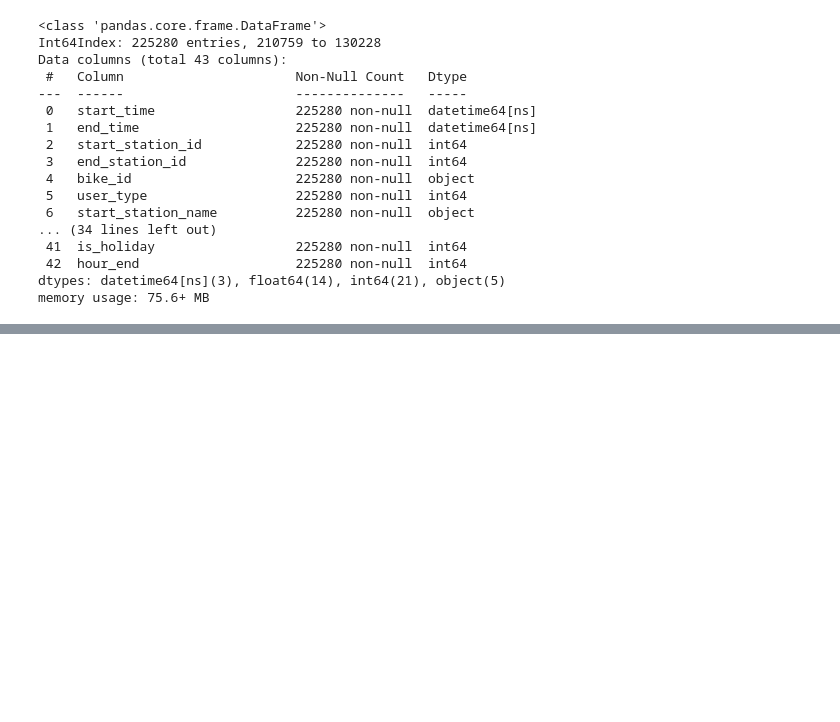
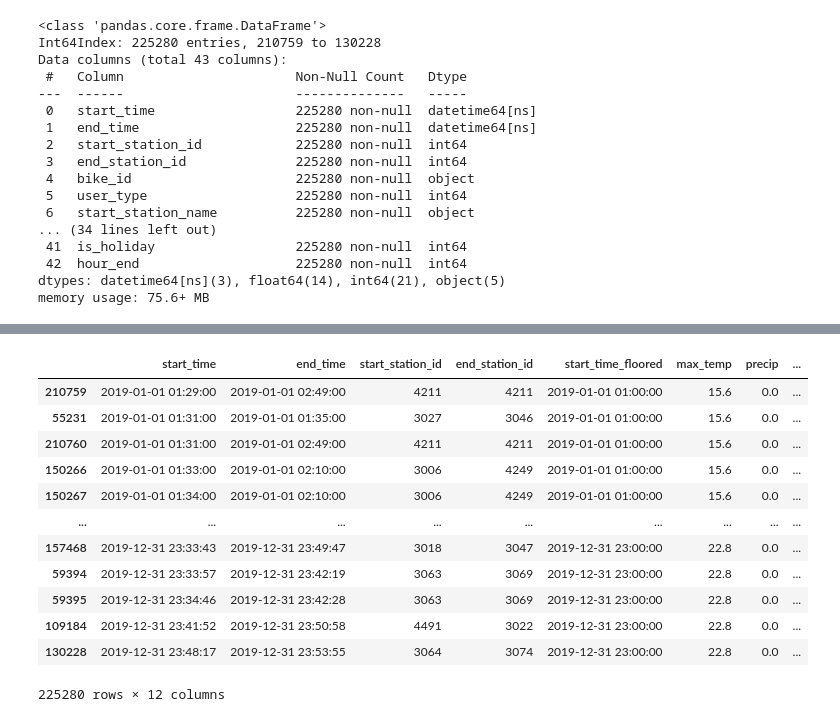
Before and after one commit to katekuian/aa_2021_magma, a Jupyter notebook: 03_cluster_analysis/00_feature_preparation.ipynb, the cells around one changed output, grey strips where cells are left out. Drawn from its saved outputs; the diff is of its cells as text; code cells hidden in the pictures; blank space fills up the shorter version.

```diff
--- a/03_cluster_analysis/00_feature_preparation.ipynb
+++ b/03_cluster_analysis/00_feature_preparation.ipynb
@@ -123,0 +177,16 @@ memory usage: 39.5 MB
+# %%
+trips_demand_df
+# %% [output]
+|  | start_time | end_time | start_station_id | end_station_id | start_time_floored | max_temp | precip | ... |
+| 210759 | 2019-01-01 01:29:00 | 2019-01-01 02:49:00 | 4211 | 4211 | 2019-01-01 01:00:00 | 15.6 | 0.0 | ... |
+| 55231 | 2019-01-01 01:31:00 | 2019-01-01 01:35:00 | 3027 | 3046 | 2019-01-01 01:00:00 | 15.6 | 0.0 | ... |
+| 210760 | 2019-01-01 01:31:00 | 2019-01-01 02:49:00 | 4211 | 4211 | 2019-01-01 01:00:00 | 15.6 | 0.0 | ... |
+| 150266 | 2019-01-01 01:33:00 | 2019-01-01 02:10:00 | 3006 | 4249 | 2019-01-01 01:00:00 | 15.6 | 0.0 | ... |
+| 150267 | 2019-01-01 01:34:00 | 2019-01-01 02:10:00 | 3006 | 4249 | 2019-01-01 01:00:00 | 15.6 | 0.0 | ... |
+| ... | ... | ... | ... | ... | ... | ... | ... | ... |
+| 157468 | 2019-12-31 23:33:43 | 2019-12-31 23:49:47 | 3018 | 3047 | 2019-12-31 23:00:00 | 22.8 | 0.0 | ... |
+| 59394 | 2019-12-31 23:33:57 | 2019-12-31 23:42:19 | 3063 | 3069 | 2019-12-31 23:00:00 | 22.8 | 0.0 | ... |
+| 59395 | 2019-12-31 23:34:46 | 2019-12-31 23:42:28 | 3063 | 3069 | 2019-12-31 23:00:00 | 22.8 | 0.0 | ... |
+| 109184 | 2019-12-31 23:41:52 | 2019-12-31 23:50:58 | 4491 | 3022 | 2019-12-31 23:00:00 | 22.8 | 0.0 | ... |
+| 130228 | 2019-12-31 23:48:17 | 2019-12-31 23:53:55 | 3064 | 3074 | 2019-12-31 23:00:00 | 22.8 | 0.0 | ... |
+225280 rows × 12 columns
```
Also changed, not shown: parts of 10 cells of this notebook, 1 other file.
